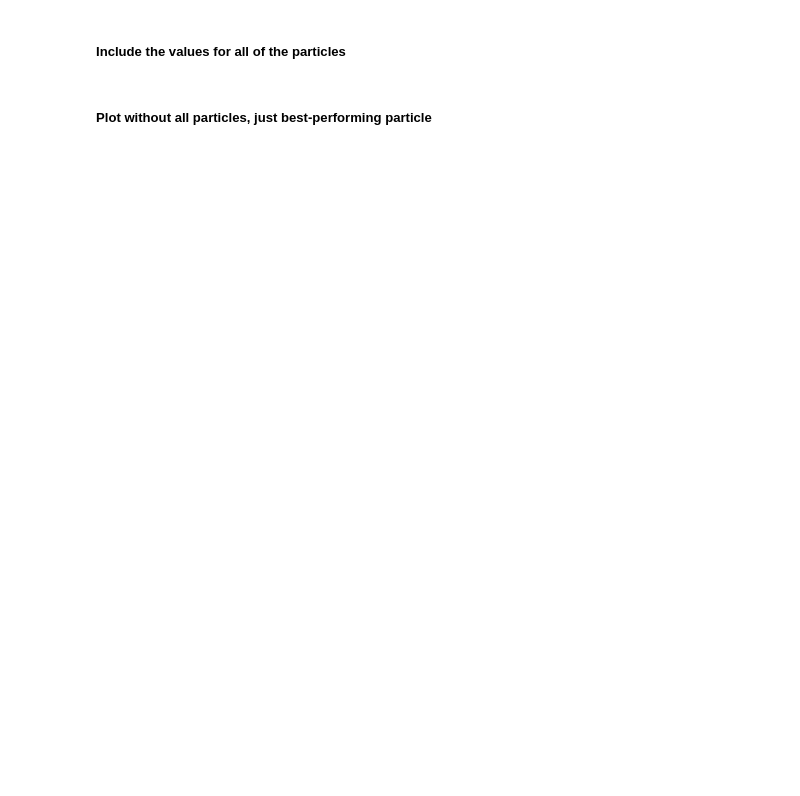
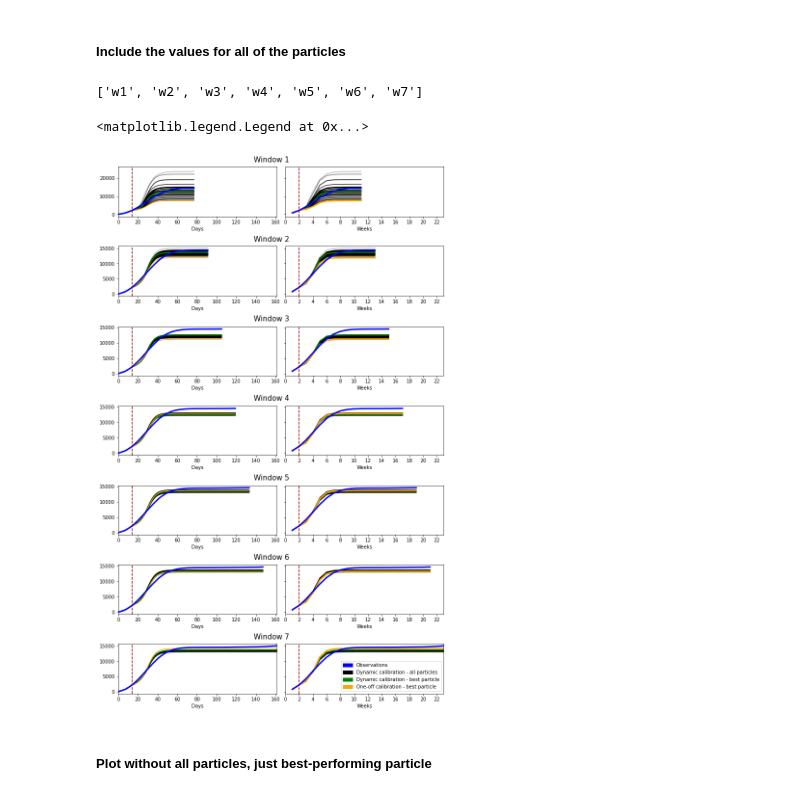
Before and after one commit to Urban-Analytics/RAMP-UA, a Jupyter notebook: experiments/calibration/AnalyseResults-DynamicCalibration_10pops,100particles.ipynb, the cells around one changed output. Drawn from its saved outputs; the diff is of its cells as text; code cells hidden in the pictures; blank space fills up the shorter version.

```diff
--- a/experiments/calibration/AnalyseResults-DynamicCalibration_10pops,100particles.ipynb
+++ b/experiments/calibration/AnalyseResults-DynamicCalibration_10pops,100particles.ipynb
@@ -519,10 +523,14 @@ IPython.OutputArea.prototype._should_scroll = function(lines) {
 # %% [markdown]
 ##### Include the values for all of the particles
+# %%
+windows
+# %% [output]
+['w1', 'w2', 'w3', 'w4', 'w5', 'w6', 'w7']
 # %%
-windows= list(window_lengths_dict.keys())[:-1]
+windows= list(window_lengths_dict.keys())
 
 # create 3x1 subplots
-fig, axs = plt.subplots(nrows=len(windows_dict)-1, ncols=1, constrained_layout=True, figsize = (10,16))
+fig, axs = plt.subplots(nrows=len(windows_dict), ncols=1, constrained_layout=True, figsize = (10,16))
 
 # clear subplots
 for ax in axs:
@@ -585,33 +593,36 @@ for row, subfig in enumerate(subfigs):
             ### Dyanamic calibration
             # Plot model predictions for each particle in final population
             for i in range(len(this_windows_dict['summaries'])):
                 ax.plot(x, this_windows_dict['sim'][i],
                 color="black", alpha=1 - distance_norm[i]) # (1-x because high distance is bad)
 #             Plot model predictions from best performing particle
             dynamic_calib_best_params_modelled_weekly = dynamic_calib_best_params_modelled_weekly_dict[windows[windows_i]]
             ax.plot(range(1, len(dynamic_calib_best_params_modelled_weekly)+1), dynamic_calib_best_params_modelled_weekly, label="BestParams - {}".format(window), color='green',
                  linestyle='solid', linewidth =2.5)
             ## One-off calibration
             ax.plot(x, oneoff_calib_best_params_modelled_weekly, label="sim", color="orange", linewidth = 3)
             # Plot observations
             ax.plot(x, cases_devon_daily_summed_weekly[0:int((63 + run_length)/7)], label="Observations", linewidth=3, color="blue")
             # vertical line showing where seeding ends
             ax.axvline(x=2, color = 'darkred', linestyle = 'dashed')
             # X tick constaints
             ax.set_xlim([0, len(windows_dict[windows[-1]]['sim'][0])])
             ax.xaxis.set_major_locator(MaxNLocator(20, integer=True))
             #ax.tick_params(axis='x', rotation=20)
             ax.set_xlabel('Weeks')
 
     # move on to next window
     windows_i = windows_i+1
 
 # Create patches for legend
 black_patch = mpatches.Patch(color='black', label='Dynamic calibration - all particles')
 blue_patch = mpatches.Patch(color='blue', label='Observations')
 orange_patch = mpatches.Patch(color='orange', label='One-off calibration - best particle')
 green_patch = mpatches.Patch(color='green', label='Dynamic calibration - best particle')
 plt.legend(handles=[blue_patch, black_patch, green_patch,  orange_patch], loc="lower right", fontsize= 10)#, bbox_to_anchor=(2.2, 8.6))
+# %% [output]
+<matplotlib.legend.Legend at 0x...>
+[figure, added]
 # %% [markdown]
 ##### Plot without all particles, just best-performing particle
 # %%
```
Also changed, not shown: parts of 10 cells of this notebook.
